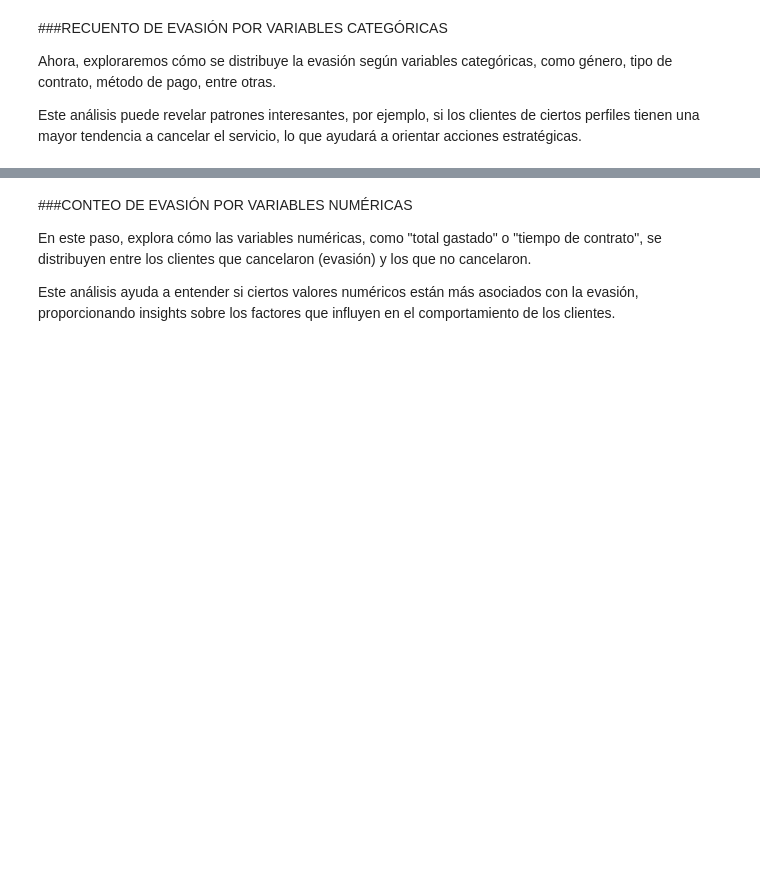
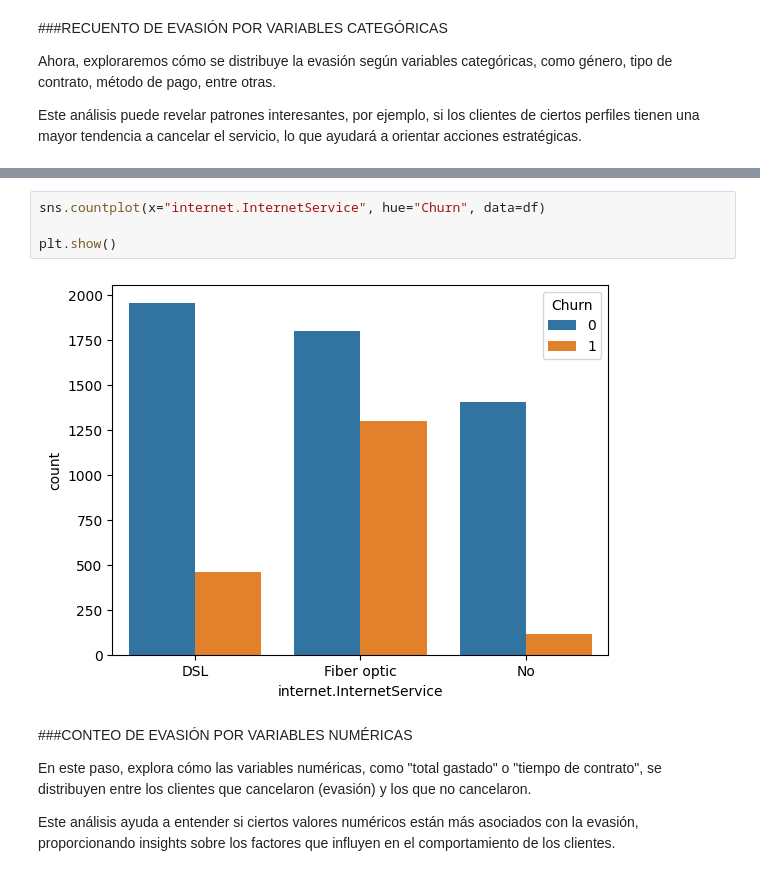
Before and after one commit to Raziedmar/telecomx-latam, a Jupyter notebook: TelecomX_LATAM.ipynb, the cells around one changed output, grey strips where cells are left out. Cells and saved outputs as stored; diff of their text form; blank space fills up the shorter version.

```diff
--- a/TelecomX_LATAM.ipynb
+++ b/TelecomX_LATAM.ipynb
@@ -353,3 +396,9 @@ Este análisis puede revelar patrones interesantes, por ejemplo, si los clientes
+# %%
+sns.countplot(x="internet.InternetService", hue="Churn", data=df)
+
+plt.show()
+# %% [output]
+[figure, added]
 # %% [markdown]
 ###CONTEO DE EVASIÓN POR VARIABLES NUMÉRICAS
 
```
Also changed, not shown: parts of 5 cells of this notebook.
